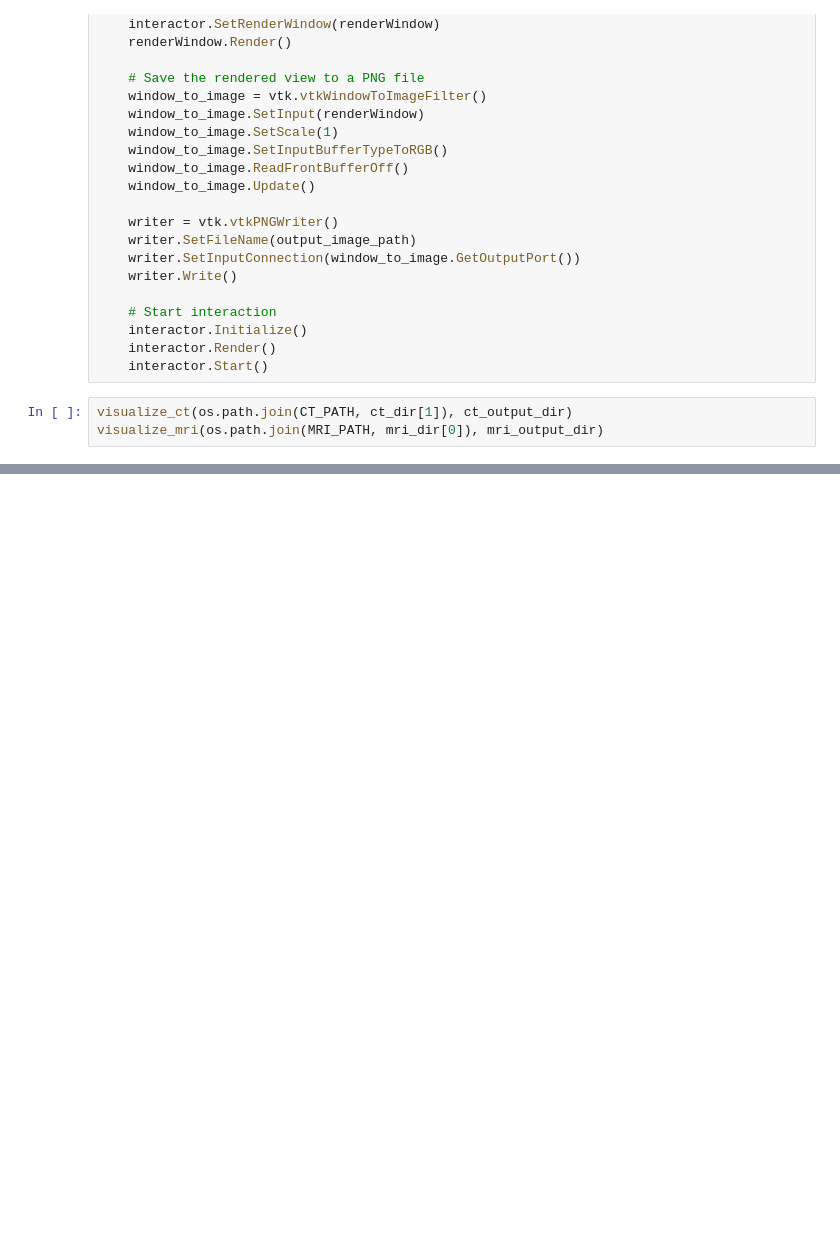
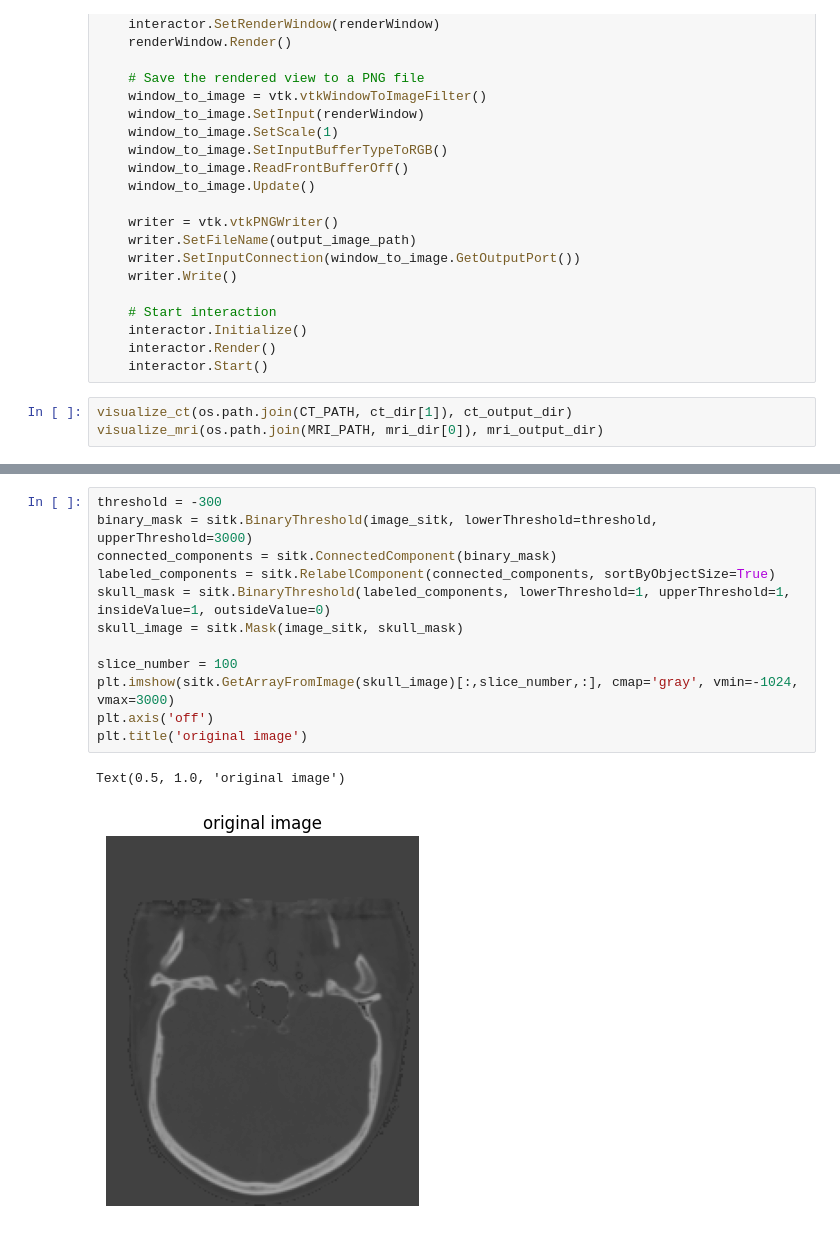
Before and after one commit to taenayat/mri_to_ct, a Jupyter notebook: python_scripts/artifact_removal_ct.ipynb, the cells around one changed output, grey strips where cells are left out. Cells and saved outputs as stored; diff of their text form; blank space fills up the shorter version.

```diff
--- a/python_scripts/artifact_removal_ct.ipynb
+++ b/python_scripts/artifact_removal_ct.ipynb
@@ -1079,0 +1268,15 @@ visualize_mri(os.path.join(MRI_PATH, mri_dir[0]), mri_output_dir)
+# %%
+threshold = -300
+binary_mask = sitk.BinaryThreshold(image_sitk, lowerThreshold=threshold, upperThreshold=3000)
+connected_components = sitk.ConnectedComponent(binary_mask)
+labeled_components = sitk.RelabelComponent(connected_components, sortByObjectSize=True)
+skull_mask = sitk.BinaryThreshold(labeled_components, lowerThreshold=1, upperThreshold=1, insideValue=1, outsideValue=0)
+skull_image = sitk.Mask(image_sitk, skull_mask)
+
+slice_number = 100
+plt.imshow(sitk.GetArrayFromImage(skull_image)[:,slice_number,:], cmap='gray', vmin=-1024, vmax=3000)
+plt.axis('off')
+plt.title('original image')
+# %% [output]
+Text(0.5, 1.0, 'original image')
+[figure, added]
```
Also changed, not shown: parts of 15 cells of this notebook, 7 other files.
